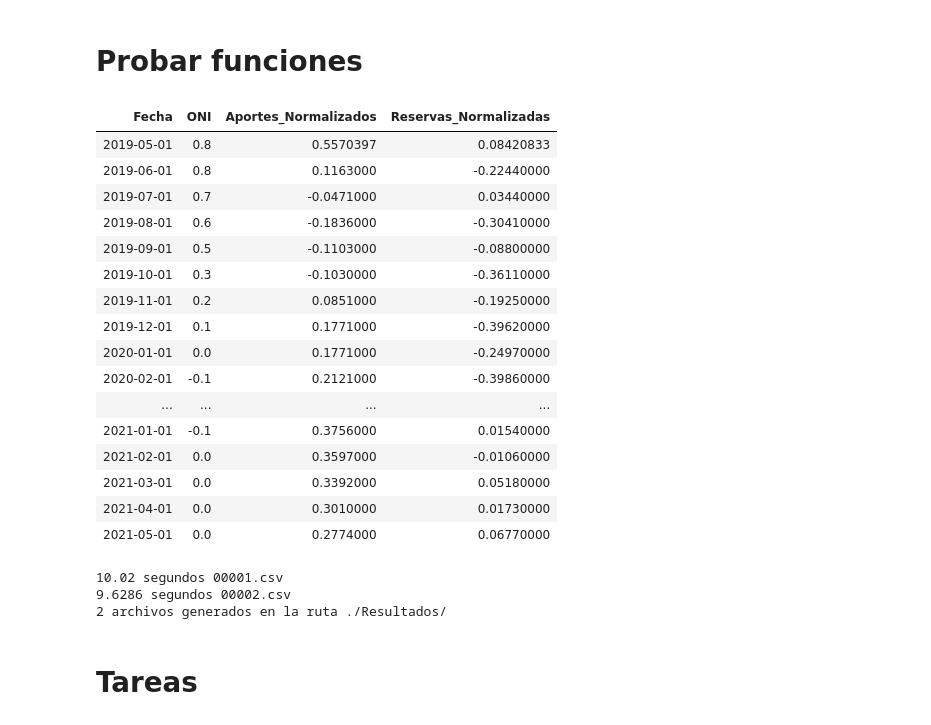
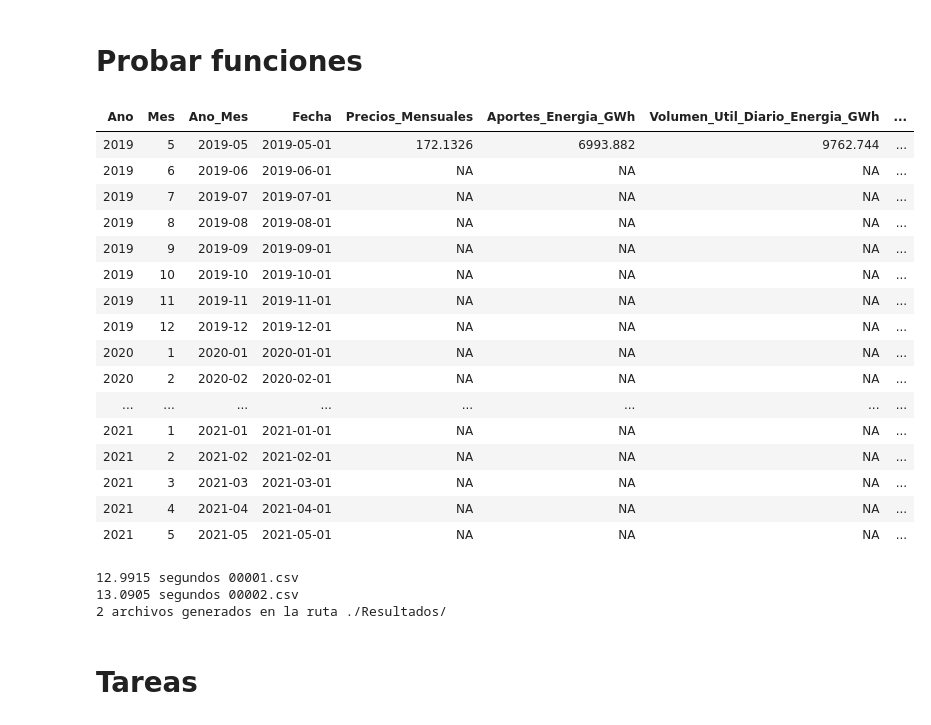
Before and after one commit to camilogavo/modelos_Bolsa, a Jupyter notebook: Models.ipynb, the cells around one changed output. Drawn from its saved outputs; the diff is of its cells as text; code cells hidden in the pictures.

Commit message:
Reservas_ok
Reservas finalizado

```diff
--- a/Models.ipynb
+++ b/Models.ipynb
@@ -94,7 +94,7 @@ aportes<-function(df, start_at, rezagos_oni=12,rezagos_aportes=24){
     return(df)
 }
 # %%
-reservas<-function(df, start_at, rezagos_aportes, rezagos_oni,rezagos_reserva){
+reservas<-function(df, start_at, rezagos_aportes, rezagos_oni,rezagos_reserva, rezagos_termica_hidrica){
 
     fechaini<-as.Date(start_at)
     #n_aleatorios<-df%>%filter(Fecha>=start_at)%>%select(Volumen_Util_Diario_Energia_GWh)%>%nrow
@@ -109,6 +109,7 @@ reservas<-function(df, start_at, rezagos_aportes, rezagos_oni,rezagos_reserva){
         rezagos_oni<-rezagos_oni                                                #Rezagos para el ONI (parametrizable)
         rezagos_aportes<-rezagos_aportes                                        #Rezagos para los Aportes (parametrizable)
         rezagos_reserva<-rezagos_reserva
+        rezagos_termica_hidrica<-rezagos_termica_hidrica
 
         for(j in seq(rezagos_oni)){                                             #Creacion de columnas rezagadas ONI
             col_oni<-paste0('ONI_',j)                                           #
@@ -122,8 +123,14 @@ reservas<-function(df, start_at, rezagos_aportes, rezagos_oni,rezagos_reserva){
 
         for(p in seq(rezagos_reserva)){                                         #Creacion de columnas rezagadas Aportes
             col_reservas<-paste0('Reservas_',p)                                 #
-            temp[[col_reservas]]<-lag(df$Reservas_Normalizadas,p)                #
+            temp[[col_reservas]]<-lag(df$Reservas_Normalizadas,p)               #
         }                                                                       #
+
+        for(p in seq(rezagos_termica_hidrica)){                                         #Creacion de columnas rezagadas Aportes
+            col_calc<-paste0('Term_Hidraulica_',p)                                 #
+            temp[[col_calc]]<-lag(df$Termica_Hidraulica,p)               #
+        }                                                                       #
+
 
 
         new_data<-temp
@@ -134,6 +141,7 @@ reservas<-function(df, start_at, rezagos_aportes, rezagos_oni,rezagos_reserva){
                                     Reservas_Normalizadas,                     #Elimina Fecha, Aportes_Energia, ONI
                                     starts_with('Aportes_[0-9]'),               #Trae los rezagos de Aportes
                                     starts_with('Reservas_[0-9]'),              #Trae los rezagos de Reservas
+                                    starts_with('Term_Hidraulica_[0-9]'),       #Trae los rezagos de Term_Hidraulica (calculada)
                                     starts_with('ONI_'))                        #Trae los rezagos de ONI
 
 
@@ -204,29 +212,31 @@ normalizar_hidrologia<-function(df){
 # Probar funciones
 # %%
 df<-normalizar_hidrologia(df)
+df<-columnas_calculadas(df)
+df<-demanda(df,start_at = '2019-06-01')
 df<-oni(df,start_at = '2019-06-01')
 df<-aportes(df,start_at = '2019-06-01',rezagos_oni = 12,rezagos_aportes = 24)
-df<-reservas(df,start_at = '2019-06-01', rezagos_oni = 12,rezagos_aportes = 24,rezagos_reserva = 24)
-#df<-demanda(df,start_at = '2019-06-01')
-#df<-columnas_calculadas(df)
+df<-reservas(df,start_at = '2019-06-01', rezagos_oni = 12,rezagos_aportes = 24,rezagos_reserva = 24,rezagos_termica_hidrica = 12)
+
+
 #df<-precios(df,start_at = '2019-06-01')
 # %%
-df%>%tail(25)%>%select(Fecha, ONI,Aportes_Normalizados,Reservas_Normalizadas)
+df%>%tail(25)#%>%select(Fecha, ONI,Aportes_Normalizados,Reservas_Normalizadas)
 # %% [output]
-| Fecha | ONI | Aportes_Normalizados | Reservas_Normalizadas |
-| 2019-05-01 | 0.8 | 0.5570397 | 0.08420833 |
-| 2019-06-01 | 0.8 | 0.1163000 | -0.22440000 |
-| 2019-07-01 | 0.7 | -0.0471000 | 0.03440000 |
-| 2019-08-01 | 0.6 | -0.1836000 | -0.30410000 |
-| 2019-09-01 | 0.5 | -0.1103000 | -0.08800000 |
-| 2019-10-01 | 0.3 | -0.1030000 | -0.36110000 |
-| 2019-11-01 | 0.2 | 0.0851000 | -0.19250000 |
-| 2019-12-01 | 0.1 | 0.1771000 | -0.39620000 |
-| 2020-01-01 | 0.0 | 0.1771000 | -0.24970000 |
-| 2020-02-01 | -0.1 | 0.2121000 | -0.39860000 |
-| ... | ... | ... | ... |
-| 2021-01-01 | -0.1 | 0.3756000 | 0.01540000 |
-| 2021-02-01 | 0.0 | 0.3597000 | -0.01060000 |
-| 2021-03-01 | 0.0 | 0.3392000 | 0.05180000 |
-| 2021-04-01 | 0.0 | 0.3010000 | 0.01730000 |
-| 2021-05-01 | 0.0 | 0.2774000 | 0.06770000 |
+| Ano | Mes | Ano_Mes | Fecha | Precios_Mensuales | Aportes_Energia_GWh | Volumen_Util_Diario_Energia_GWh | ... |
+| 2019 | 5 | 2019-05 | 2019-05-01 | 172.1326 | 6993.882 | 9762.744 | ... |
+| 2019 | 6 | 2019-06 | 2019-06-01 | NA | NA | NA | ... |
+| 2019 | 7 | 2019-07 | 2019-07-01 | NA | NA | NA | ... |
+| 2019 | 8 | 2019-08 | 2019-08-01 | NA | NA | NA | ... |
+| 2019 | 9 | 2019-09 | 2019-09-01 | NA | NA | NA | ... |
+| 2019 | 10 | 2019-10 | 2019-10-01 | NA | NA | NA | ... |
+| 2019 | 11 | 2019-11 | 2019-11-01 | NA | NA | NA | ... |
+| 2019 | 12 | 2019-12 | 2019-12-01 | NA | NA | NA | ... |
+| 2020 | 1 | 2020-01 | 2020-01-01 | NA | NA | NA | ... |
+| 2020 | 2 | 2020-02 | 2020-02-01 | NA | NA | NA | ... |
+| ... | ... | ... | ... | ... | ... | ... | ... |
+| 2021 | 1 | 2021-01 | 2021-01-01 | NA | NA | NA | ... |
+| 2021 | 2 | 2021-02 | 2021-02-01 | NA | NA | NA | ... |
+| 2021 | 3 | 2021-03 | 2021-03-01 | NA | NA | NA | ... |
+| 2021 | 4 | 2021-04 | 2021-04-01 | NA | NA | NA | ... |
+| 2021 | 5 | 2021-05 | 2021-05-01 | NA | NA | NA | ... |
@@ -356,10 +309,15 @@ generar_archivos<-function(df,
 
 }
 # %%
-generar_archivos(df,start_at = '2019-06-01',n_iter = 2,folder_location = './Resultados/')
+generar_archivos(df,start_at = '2019-06-01', rezagos_oni = 12,
+                                             rezagos_aportes = 24,
+                                             rezagos_reserva = 24,
+                                             rezagos_termica_hidrica=24,
+                                             n_iter = 2,
+                                             folder_location = './Resultados/')
 # %% [output]
-10.02 segundos 00001.csv
-9.6286 segundos 00002.csv
+12.9915 segundos 00001.csv
+13.0905 segundos 00002.csv
 2 archivos generados en la ruta ./Resultados/
 # %% [markdown]
 # Tareas
```
Also changed, not shown: parts of 2 cells of this notebook, 2 other files.
